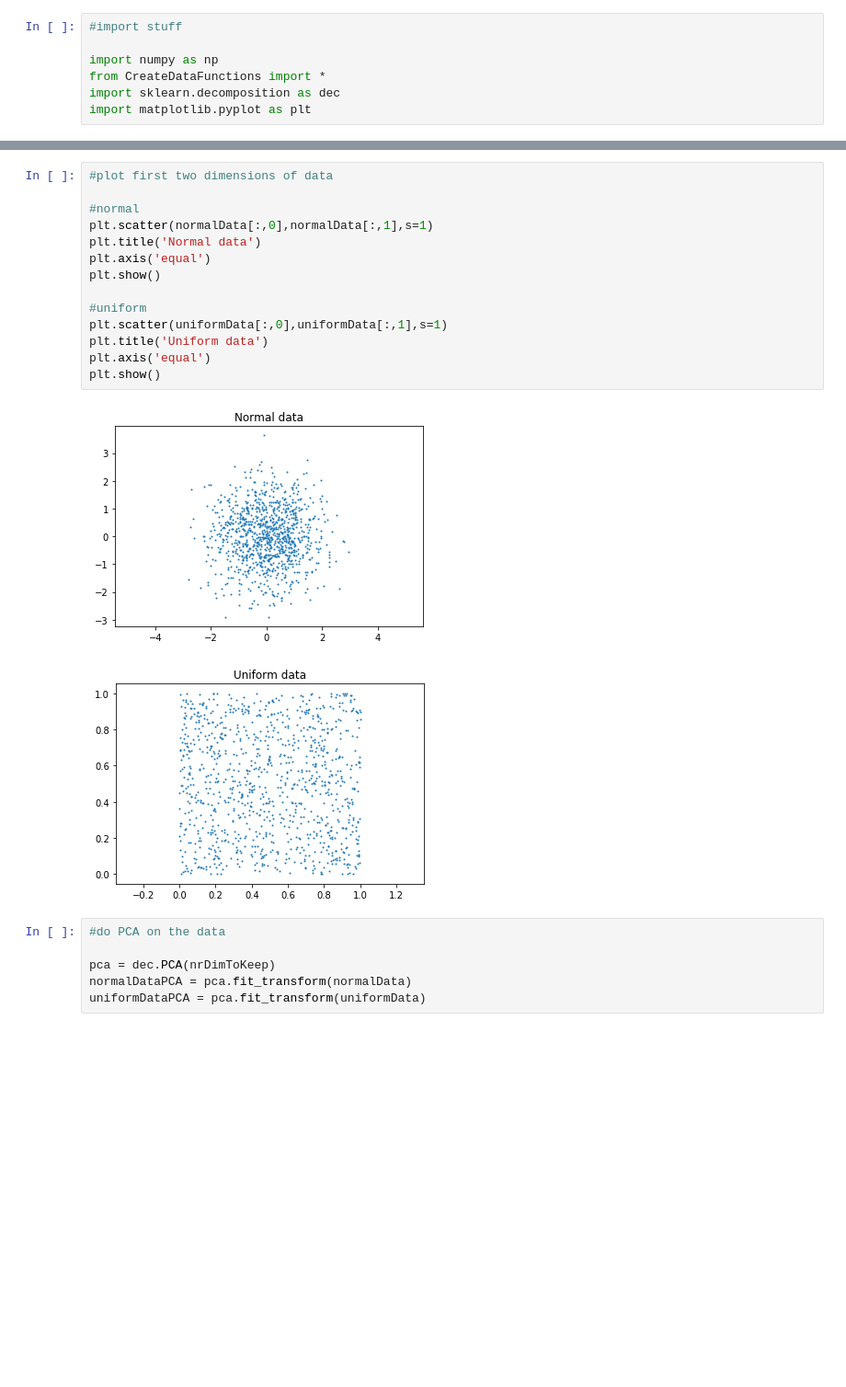
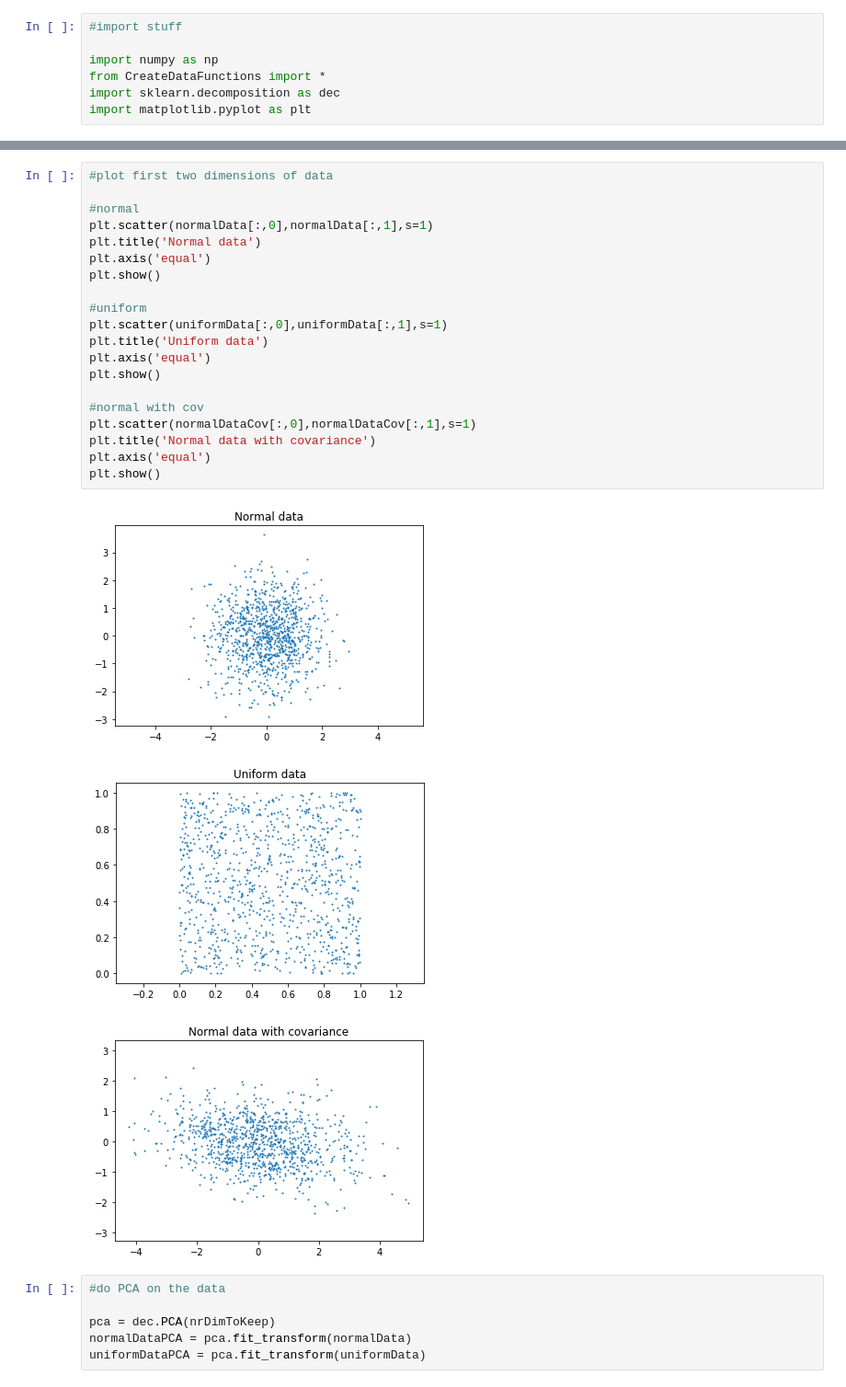
Before and after one commit to edforsberg/MME440_Project4, a Jupyter notebook: Big Data 4.ipynb, the cells around one changed output, grey strips where cells are left out. Shown: that part at 92% size. Saved outputs shown, nothing was run; the diff lists cells and outputs as text; blank space fills up the shorter version.

Commit message:
fixed covariance data

```diff
--- a/Big Data 4.ipynb
+++ b/Big Data 4.ipynb
@@ -20,20 +21,27 @@ normalDataCov = normal_data_with_cov(nrObservations, nrFeatures, seed)
 # %%
 #plot first two dimensions of data
 
 #normal
 plt.scatter(normalData[:,0],normalData[:,1],s=1)
 plt.title('Normal data')
 plt.axis('equal')
 plt.show()
 
 #uniform
 plt.scatter(uniformData[:,0],uniformData[:,1],s=1)
 plt.title('Uniform data')
 plt.axis('equal')
 plt.show()
+
+#normal with cov
+plt.scatter(normalDataCov[:,0],normalDataCov[:,1],s=1)
+plt.title('Normal data with covariance')
+plt.axis('equal')
+plt.show()
 # %% [output]
 [figure]
 [figure]
+[figure, added]
 # %%
 #do PCA on the data
 
```
Also changed, not shown: parts of 3 cells of this notebook, 1 other file.
